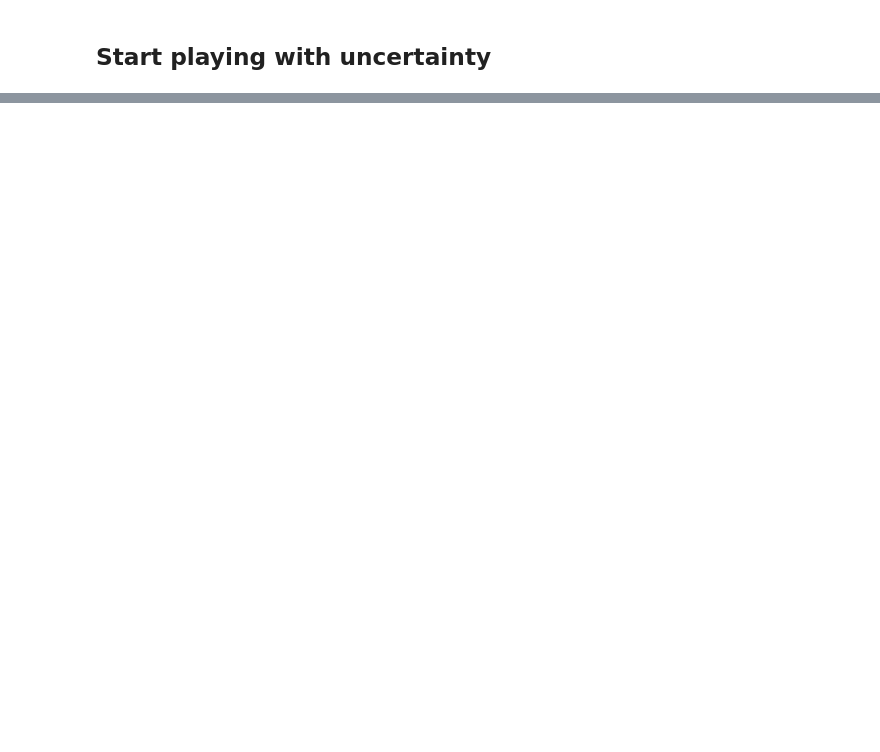
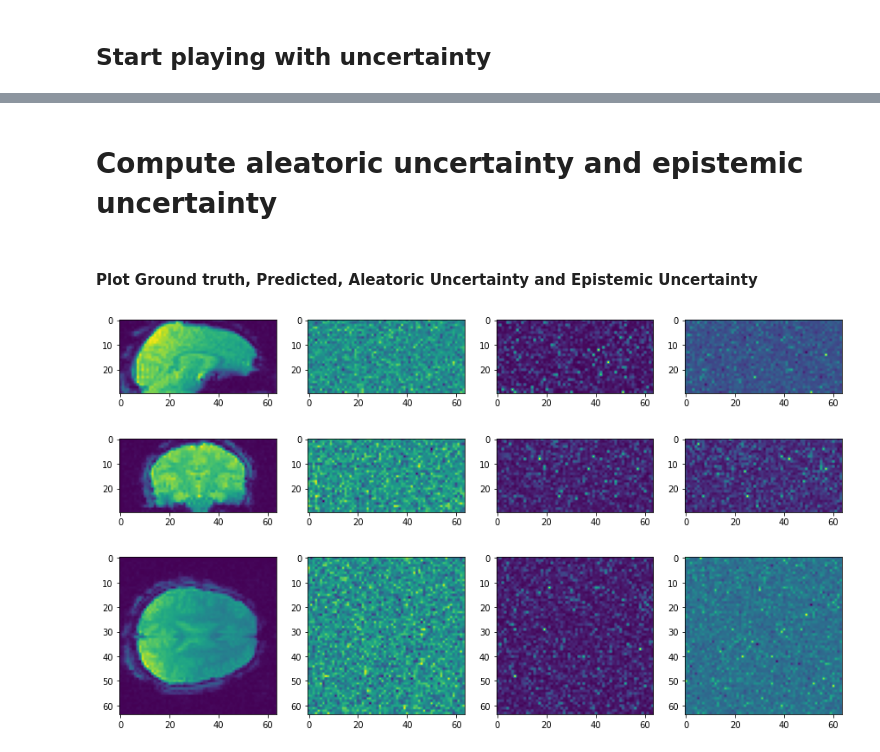
Before and after one commit to DCalhas/eeg_to_fmri, a Jupyter notebook: src/notebooks/bayesian_uncertainty.ipynb, the cells around one changed output, grey strips where cells are left out. Cells and saved outputs as stored; diff of their text form; code cells hidden in the pictures; blank space fills up the shorter version.

```diff
--- a/src/notebooks/bayesian_uncertainty.ipynb
+++ b/src/notebooks/bayesian_uncertainty.ipynb
@@ -60,14 +58,18 @@ I: Pairs Created
+# %%
+iqr = outlier_utils.IQR()
+iqr.fit(train_x)
+train_x = iqr.transform(train_x, channels_last=False)
 # %%
 batch_size=16
 learning_rate=0.0001
 skip_connections=True
 maxpool=True
 batch_norm=True
-n_channels=8
+n_channels=4
 latent_dimension=(5,5,5)
-kernel_size=(5,5,3)
+kernel_size=(9,9,4)
 stride_size=(1,1,1)
-n_stacks=5
+n_stacks=3
 
 optimizer = tf.keras.optimizers.Adam(learning_rate)
 
@@ -91,7 +93,9 @@ def create_bayesian_model(input_shape, output_shape, latent_shape, kernel_size,
                     skip_connections=skip_connections, n_stacks=n_stacks,
                     local=True, local_attention=False, outfilter=0)
 
-    model.build(input_shape=(None,)+train_x.shape[1:])
+
+
+    model.build(input_shape=(None,)+input_shape)
 
     return model
 
@@ -135,0 +134,39 @@ print("Time training: ", time.time()-start_time)
+# %% [markdown]
+# Compute aleatoric uncertainty and epistemic uncertainty
+# %% [markdown]
+#### Plot Ground truth, Predicted, Aleatoric Uncertainty and Epistemic Uncertainty
+# %%
+from scipy.ndimage import rotate
+
+volume=50
+xslice=30
+yslice=30
+zslice=15
+array_set=val_x
+
+fig, axes = plt.subplots(1, 4, figsize=(15,30))
+axes[0].imshow(rotate(array_set[volume,xslice,:,:,:], 90))
+axes[1].imshow(rotate(model(array_set[volume:volume+1])[0].numpy()[0,xslice,:,:,:], 90, axes=(0,1)))
+axes[2].imshow(rotate(bnn_utils.aleatoric_uncertainty(model, array_set[volume:volume+1]).numpy()[0,xslice,:,:,:], 90, axes=(0,1)))
+axes[3].imshow(rotate(bnn_utils.epistemic_uncertainty(model, array_set[volume:volume+1]).numpy()[0,xslice,:,:,:], 90, axes=(0,1)))
+plt.show()
+
+
+fig, axes = plt.subplots(1, 4, figsize=(15,30))
+axes[0].imshow(rotate(array_set[volume,:,yslice,:,:], 90))
+axes[1].imshow(rotate(model(array_set[volume:volume+1])[0].numpy()[0,:,yslice,:,:], 90, axes=(0,1)))
+axes[2].imshow(rotate(bnn_utils.aleatoric_uncertainty(model, array_set[volume:volume+1]).numpy()[0,:,yslice,:,:], 90, axes=(0,1)))
+axes[3].imshow(rotate(bnn_utils.epistemic_uncertainty(model, array_set[volume:volume+1]).numpy()[0,:,yslice,:,:], 90, axes=(0,1)))
+plt.show()
+
+
+fig, axes = plt.subplots(1, 4, figsize=(15,30))
+axes[0].imshow(array_set[volume,:,:,zslice,:])
+axes[1].imshow(model(array_set[volume:volume+1])[0].numpy()[0,:,:,zslice,:])
+axes[2].imshow(bnn_utils.aleatoric_uncertainty(model, array_set[volume:volume+1]).numpy()[0,:,:,zslice,:])
+axes[3].imshow(bnn_utils.epistemic_uncertainty(model, array_set[volume:volume+1]).numpy()[0,:,:,zslice,:])
+plt.show()
+# %% [output]
+[figure, added]
+[figure, added]
+[figure, added]
```
Also changed, not shown: parts of 5 cells of this notebook.
